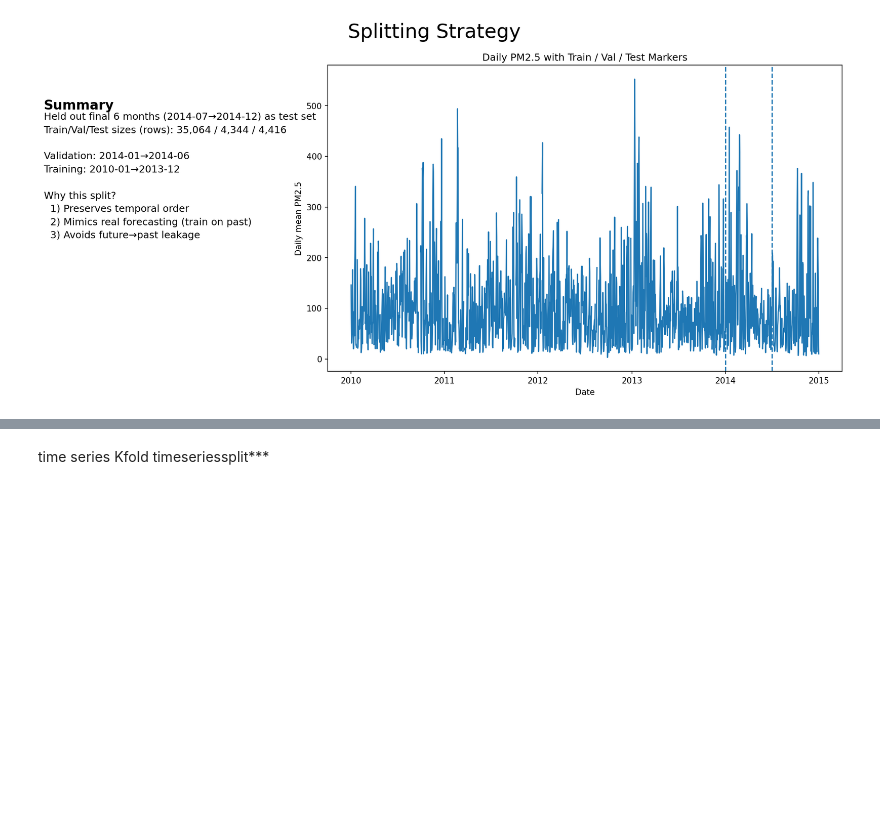
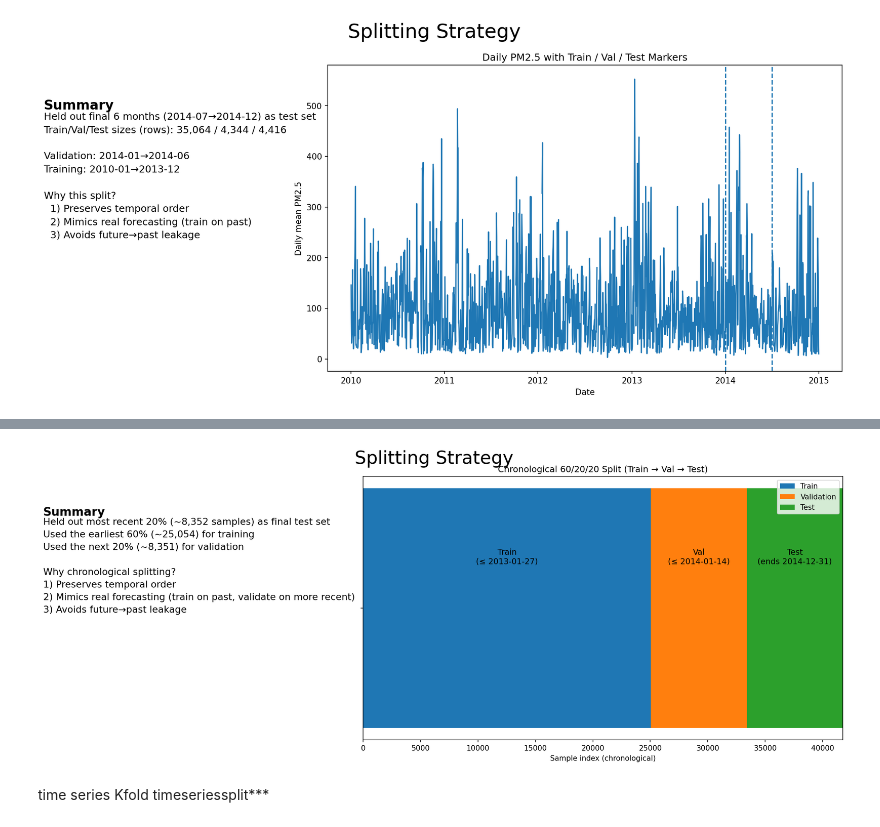
Before and after one commit to pbtommy1209/TommyP1030f25, a Jupyter notebook: midterm_pre.ipynb, the cells around one changed output, grey strips where cells are left out. Saved outputs shown, nothing was run; the diff lists cells and outputs as text; code cells hidden in the pictures; blank space fills up the shorter version.

```diff
--- a/midterm_pre.ipynb
+++ b/midterm_pre.ipynb
@@ -94,8 +137,3 @@ plt.xticks(range(len(num_cols)), num_cols, rotation=45, ha='right'); plt.yticks(
 [figure]
 # %% [markdown]
 Boxplots by month/hour to show seasonality/diurnal patterns
-# %%
-df['month'] = df['month'].astype(int)
-plt.figure(figsize=(8,3))
-sns.boxplot(x='month', y='pm2.5', data=df)
-plt.title('Monthly pm2.5 distribution')
@@ -161,3 +227,64 @@ plt.show()
+# %%
+import pandas as pd
+import numpy as np
+import matplotlib.pyplot as plt
+
+# 0) Ensure df has a datetime column and is sorted chronologically
+#    (If df already exists, you can skip the next two lines.)
+# df = pd.read_csv('/path/to/PRSA_data_2010.1.1-2014.12.31.csv')
+# df['datetime'] = pd.to_datetime(df[['year','month','day','hour']])
+
+df_ = df.sort_values('datetime').dropna(subset=['pm2.5']).reset_index(drop=True)
+
+# 1) 60/20/20 chronological split (NO shuffling)
+feat_cols = ['DEWP','TEMP','PRES','Iws','Is','Ir']
+n   = len(df_)
+ntr = int(0.60 * n)               # oldest 60% → Train
+nva = int(0.20 * n)               # next   20% → Val
+nts = n - ntr - nva               # most recent 20% → Test
+
+date_train_end = df_.loc[ntr-1,       'datetime']
+date_val_end   = df_.loc[ntr+nva-1,   'datetime']
+date_test_end  = df_.iloc[-1]['datetime']
+
+# 2) Build the slide
+fig = plt.figure(figsize=(17, 7.2), dpi=150)
+fig.suptitle('Splitting Strategy', fontsize=25, y=0.95)
+
+# Right: horizontal bar diagram (single axes)
+ax = fig.add_axes([0.42, 0.18, 0.54, 0.70])  # left, bottom, width, height
+ax.barh(1, width=ntr,        left=0,       height=0.45, label='Train')
+ax.barh(1, width=nva,        left=ntr,     height=0.45, label='Validation')
+ax.barh(1, width=nts,        left=ntr+nva, height=0.45, label='Test')
+
+ax.set_yticks([1]); ax.set_yticklabels([''])
+ax.set_xlim(0, n)
+ax.set_xlabel('Sample index (chronological)')
+ax.set_title('Chronological 60/20/20 Split (Train → Val → Test)')
+ax.legend(loc='upper right')
+
+# Annotate with end dates
+ax.text(ntr/2,            1.08, f"Train\n(≤ {date_train_end.date()})", ha='center', va='bottom', fontsize=11)
+ax.text(ntr + nva/2,      1.08, f"Val\n(≤ {date_val_end.date()})",    ha='center', va='bottom', fontsize=11)
+ax.text(ntr + nva + nts/2,1.08, f"Test\n(ends {date_test_end.date()})",ha='center', va='bottom', fontsize=11)
+
+# Left: summary bullets
+bullets = [
+    f"Held out most recent 20% (~{nts:,} samples) as final test set",
+    f"Used the earliest 60% (~{ntr:,}) for training",
+    f"Used the next 20% (~{nva:,}) for validation",
+    "",
+    "Why chronological splitting?",
+    "1) Preserves temporal order",
+    "2) Mimics real forecasting (train on past, validate on more recent)",
+    "3) Avoids future→past leakage",
+]
+fig.text(0.06, 0.80, "Summary", fontsize=16, fontweight='bold', ha='left', va='top')
+fig.text(0.06, 0.77, "\n".join(bullets), fontsize=13, ha='left', va='top', linespacing=1.5)
+
+plt.show()
+# %% [output]
+[figure, added]
 # %% [markdown]
 time series  Kfold     timeseriessplit***
 # %% [markdown]
```
Also changed, not shown: parts of 10 cells of this notebook.
